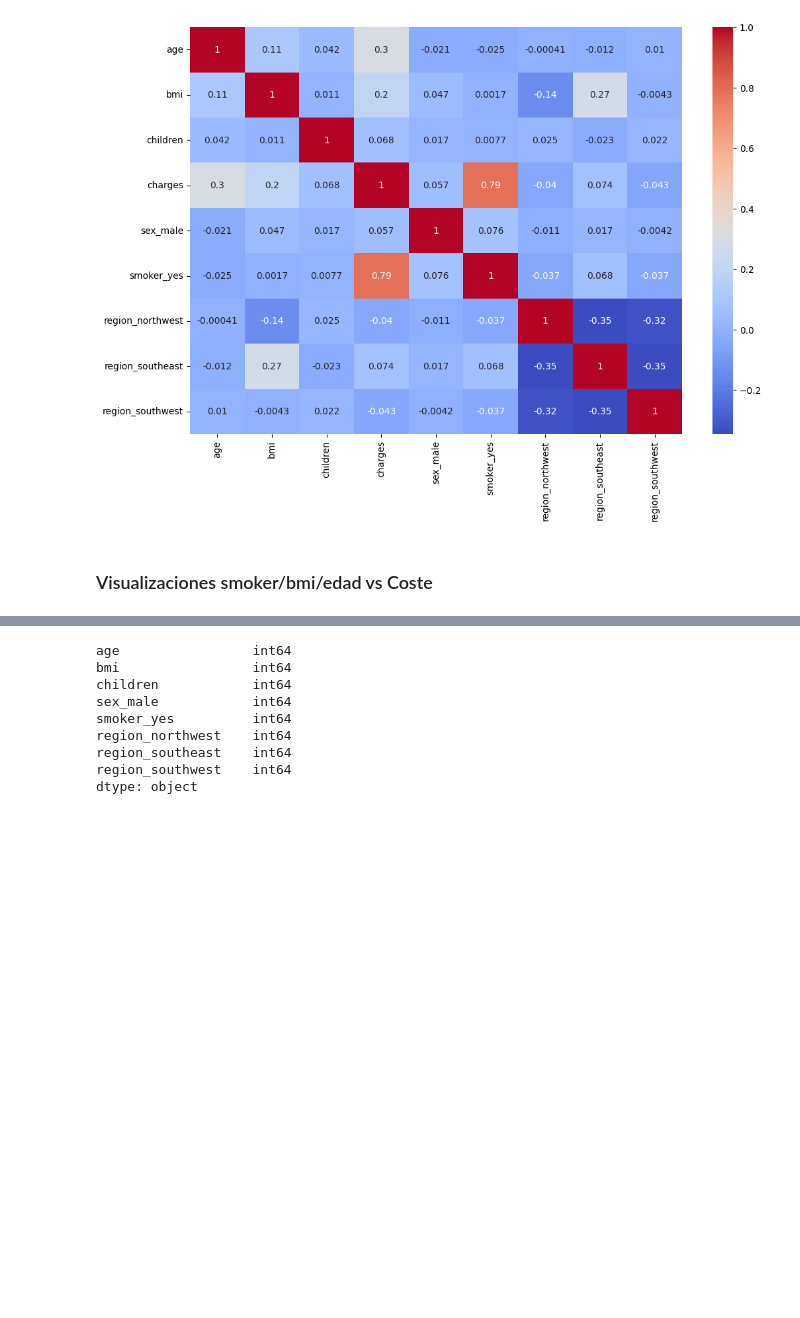
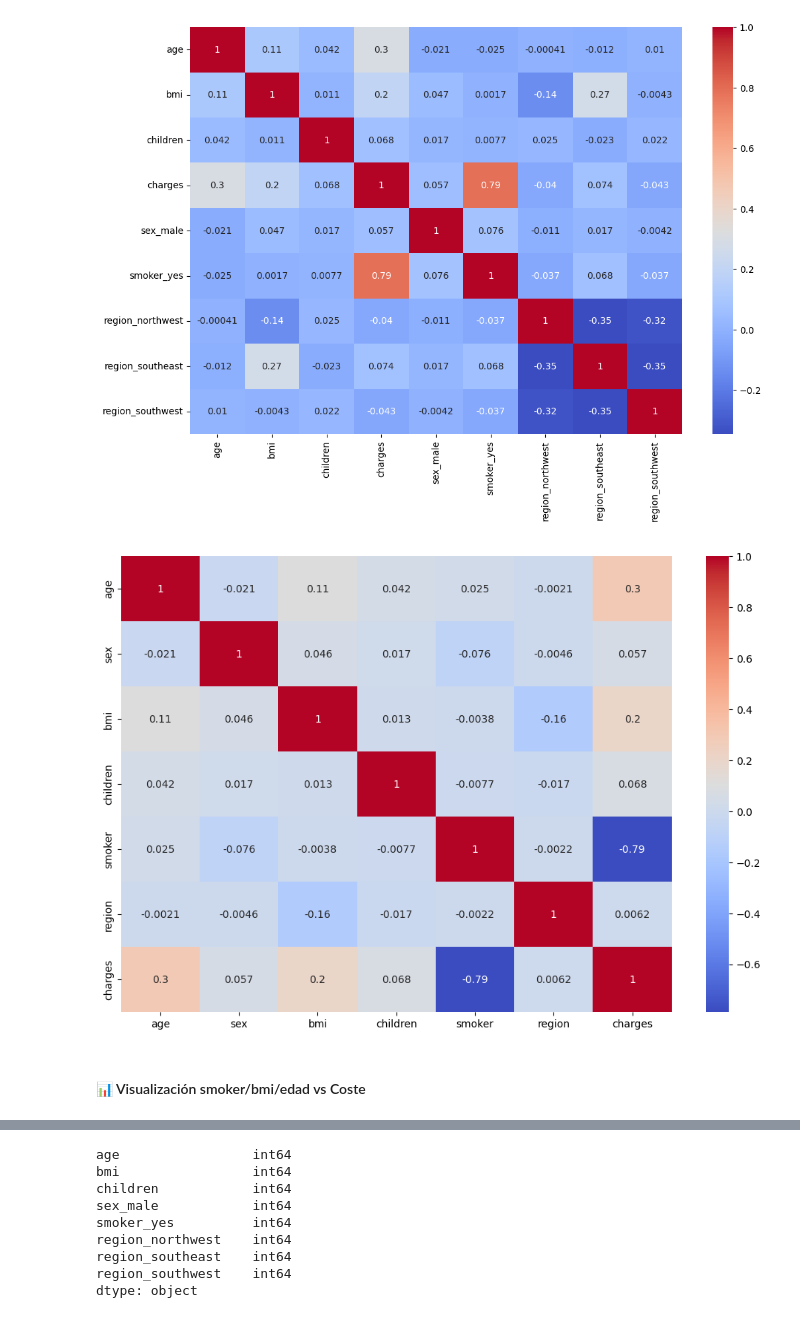
Before and after one commit to 4GeeksAcademy/ViceVareles_Bea_Intro_ML, a Jupyter notebook: src/02-linear-regression.ipynb, the cells around one changed output, grey strips where cells are left out. Cells and saved outputs as stored; diff of their text form; code cells hidden in the pictures; blank space fills up the shorter version.

```diff
--- a/src/02-linear-regression.ipynb
+++ b/src/02-linear-regression.ipynb
@@ -144,3 +145,9 @@ df_numerico.head()
 | 4 | 32 | 28.880 | 0 | 3866.85520 | True | False | True | False | ... |
 # %%
 df_numerico = df_numerico.astype(int)
+# %%
+df_factorized = df.copy()
+df_factorized['region'] = pd.factorize(df["region"])[0]
+df_factorized['smoker'] = pd.factorize(df["smoker"])[0]
+df_factorized['sex'] = pd.factorize(df["sex"])[0]
+df_factorized
@@ -151,8 +173,14 @@ sns.heatmap(df_numerico.corr(), annot=True, cmap='coolwarm')
 plt.show()
 # %% [output]
 [figure]
+# %%
+plt.figure(figsize=(12,8))
+sns.heatmap(df_factorized.corr(), annot=True, cmap='coolwarm')
+plt.show()
+# %% [output]
+[figure, added]
 # %% [markdown]
-### Visualizaciones smoker/bmi/edad vs Coste
+#### 📊 Visualización smoker/bmi/edad vs Coste
 # %%
 sns.boxplot(x='smoker', y='charges', data=df)
 plt.title("Coste del seguro según fumador")
```
Also changed, not shown: parts of 41 cells of this notebook, 3 other files.
